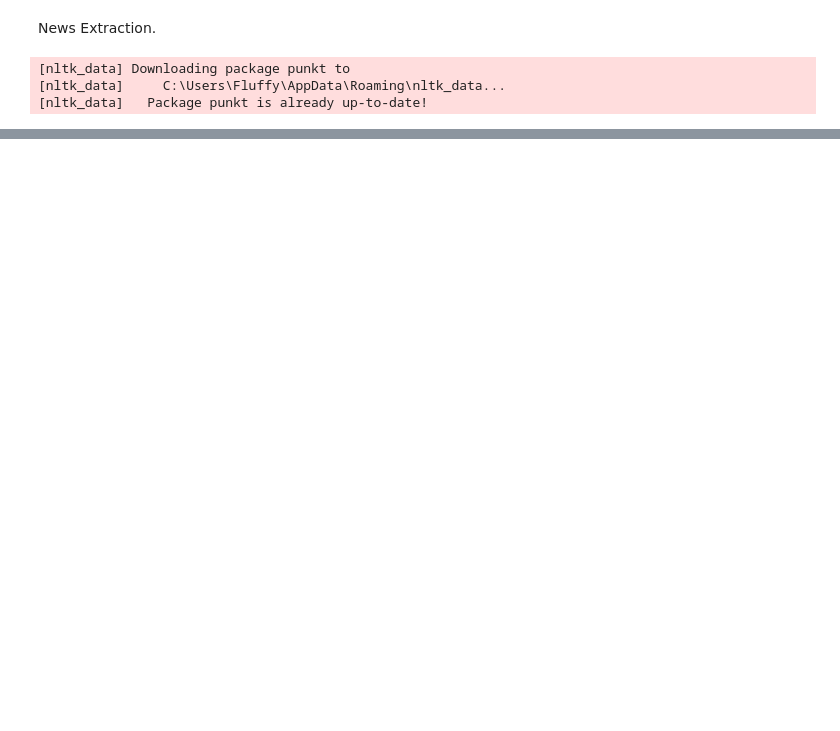
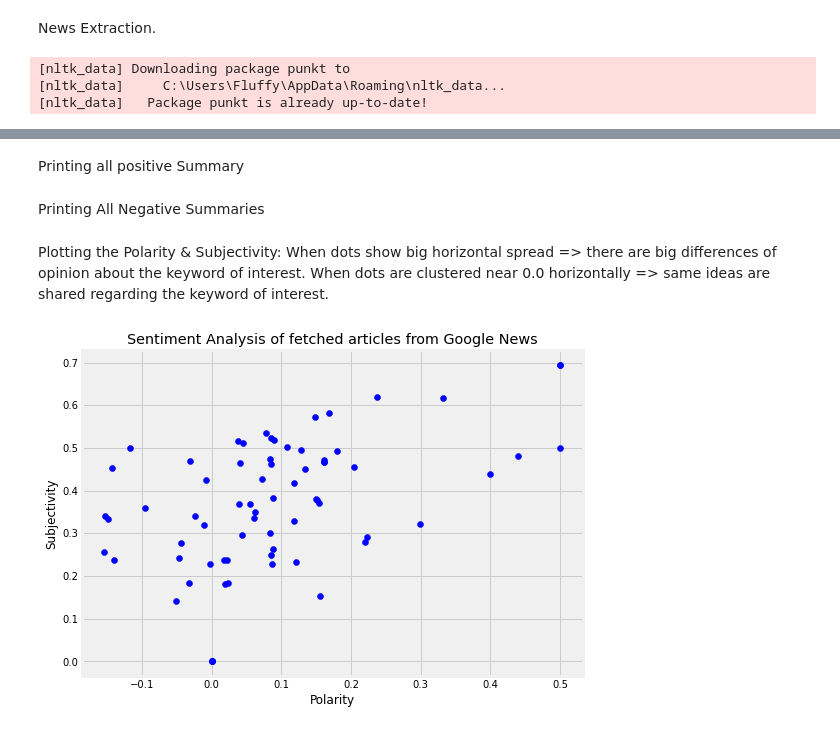
Before and after one commit to HoussamZak/Crypto_Finance_Articles_Sentiment_Analyzer, a Jupyter notebook: Sentiment_Analyzer_Crypto_Finance_News.ipynb, the cells around one changed output, grey strips where cells are left out. Saved outputs shown, nothing was run; the diff lists cells and outputs as text; code cells hidden in the pictures; blank space fills up the shorter version.

```diff
--- a/Sentiment_Analyzer_Crypto_Finance_News.ipynb
+++ b/Sentiment_Analyzer_Crypto_Finance_News.ipynb
@@ -73,19 +71,27 @@ You should consider upgrading via the 'c:\Users\Fluffy\AppData\Local\Programs\Py
 # %%
 #Importing Libraries
-
 from nltk.sentiment.vader import SentimentIntensityAnalyzer
 from GoogleNews import GoogleNews
 from newspaper import Article
 from newspaper import Config
 from wordcloud import WordCloud, STOPWORDS
 
+
 import pandas as pd
 import matplotlib.pyplot as plt
 import datetime as dt
+
+from textblob import TextBlob
+
 import nltk
+plt.style.use('fivethirtyeight')
+%matplotlib inline
 
 #Required for Sentiment Analysis
 nltk.download('vader_lexicon')
+
+from nltk.sentiment.vader import SentimentIntensityAnalyzer
+analyzer = SentimentIntensityAnalyzer()
 # %% [output]
 [nltk_data] Downloading package vader_lexicon to
 [nltk_data]     C:\Users\Fluffy\AppData\Roaming\nltk_data...
@@ -256,0 +261,2 @@ Word Cloud Visualization
+# %% [markdown]
+Printing all positive Summary
@@ -256,0 +271,2 @@ Word Cloud Visualization
+# %% [markdown]
+Printing All Negative Summaries
@@ -256,0 +281,15 @@ Word Cloud Visualization
+# %% [markdown]
+Plotting the Polarity & Subjectivity:
+    When dots show big horizontal spread => there are big differences of opinion about the keyword of interest.
+    When dots are clustered near 0.0 horizontally => same ideas are shared regarding the keyword of interest.
+# %%
+plt.figure(figsize=(8, 6))
+for i in range(0, news_DF.shape[0]):
+    plt.scatter(news_DF['Polarity'][i], news_DF['Subjectivity'][i], color = 'Blue')
+
+plt.title('Sentiment Analysis of fetched articles from Google News')
+plt.xlabel('Polarity')
+plt.ylabel('Subjectivity')
+plt.show()
+# %% [output]
+[figure, added]
```
Also changed, not shown: parts of 20 cells of this notebook, 1 other file.
